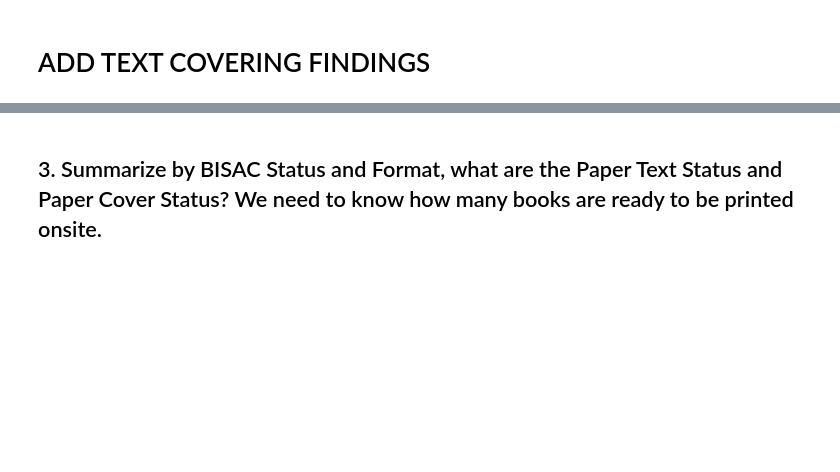
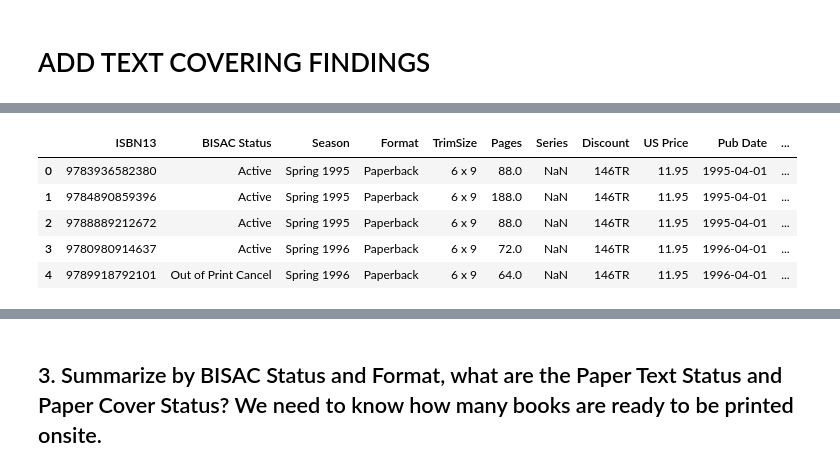
Before and after one commit to Achan40/uofc-data-analyst-challenge, a Jupyter notebook: notebook/answer.ipynb, the cells around one changed output, grey strips where cells are left out. Saved outputs shown, nothing was run; the diff lists cells and outputs as text; code cells hidden in the pictures; blank space fills up the shorter version.

```diff
--- a/notebook/answer.ipynb
+++ b/notebook/answer.ipynb
@@ -49,0 +52,11 @@ q1
+# %%
+# Remove the '-' string from the CrystalReportViewer dataset so that we can match the primary key for both datasets
+TMD['ISBN13'] = TMD['ISBN13'].str.replace('-','').astype(np.int64)
+TMD.head()
+# %% [output]
+|  | ISBN13 | BISAC Status | Season | Format | TrimSize | Pages | Series | Discount | US Price | Pub Date | ... |
+| 0 | 9783936582380 | Active | Spring 1995 | Paperback | 6 x 9 | 88.0 | NaN | 146TR | 11.95 | 1995-04-01 | ... |
+| 1 | 9784890859396 | Active | Spring 1995 | Paperback | 6 x 9 | 188.0 | NaN | 146TR | 11.95 | 1995-04-01 | ... |
+| 2 | 9788889212672 | Active | Spring 1995 | Paperback | 6 x 9 | 88.0 | NaN | 146TR | 11.95 | 1995-04-01 | ... |
+| 3 | 9780980914637 | Active | Spring 1996 | Paperback | 6 x 9 | 72.0 | NaN | 146TR | 11.95 | 1996-04-01 | ... |
+| 4 | 9789918792101 | Out of Print Cancel | Spring 1996 | Paperback | 6 x 9 | 64.0 | NaN | 146TR | 11.95 | 1996-04-01 | ... |
```
Also changed, not shown: parts of 9 cells of this notebook.
